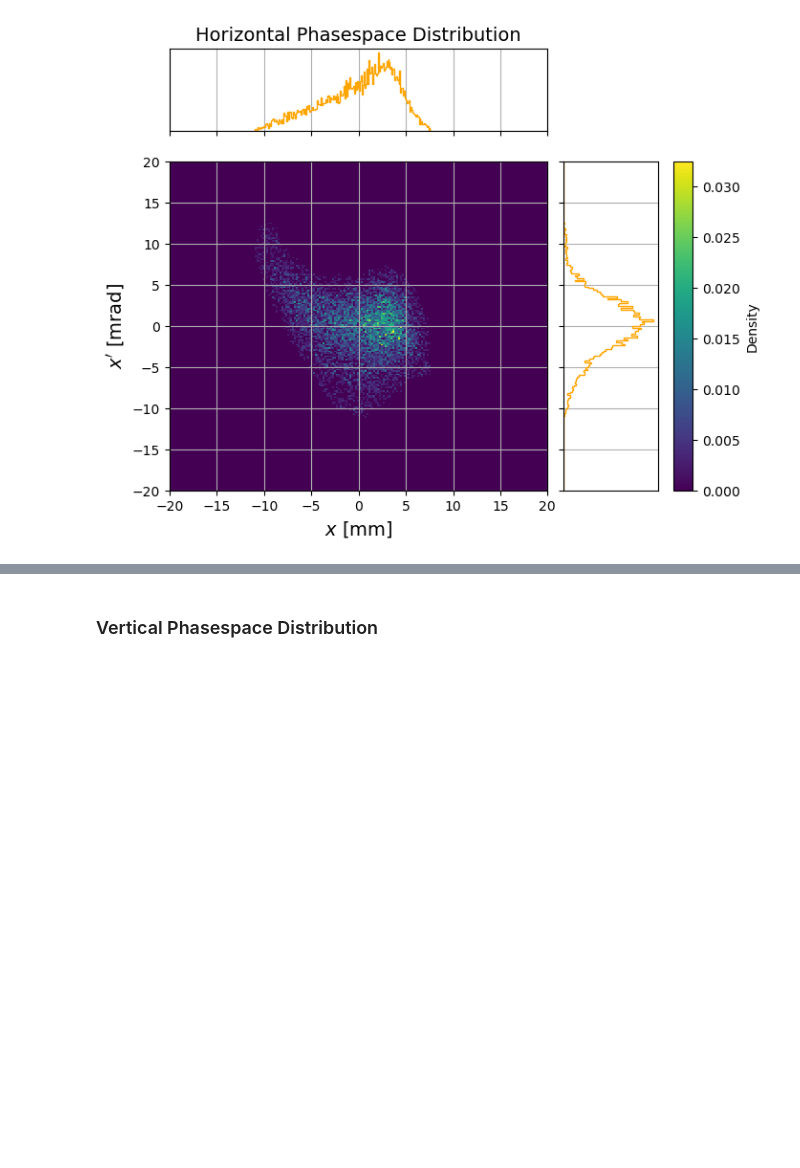
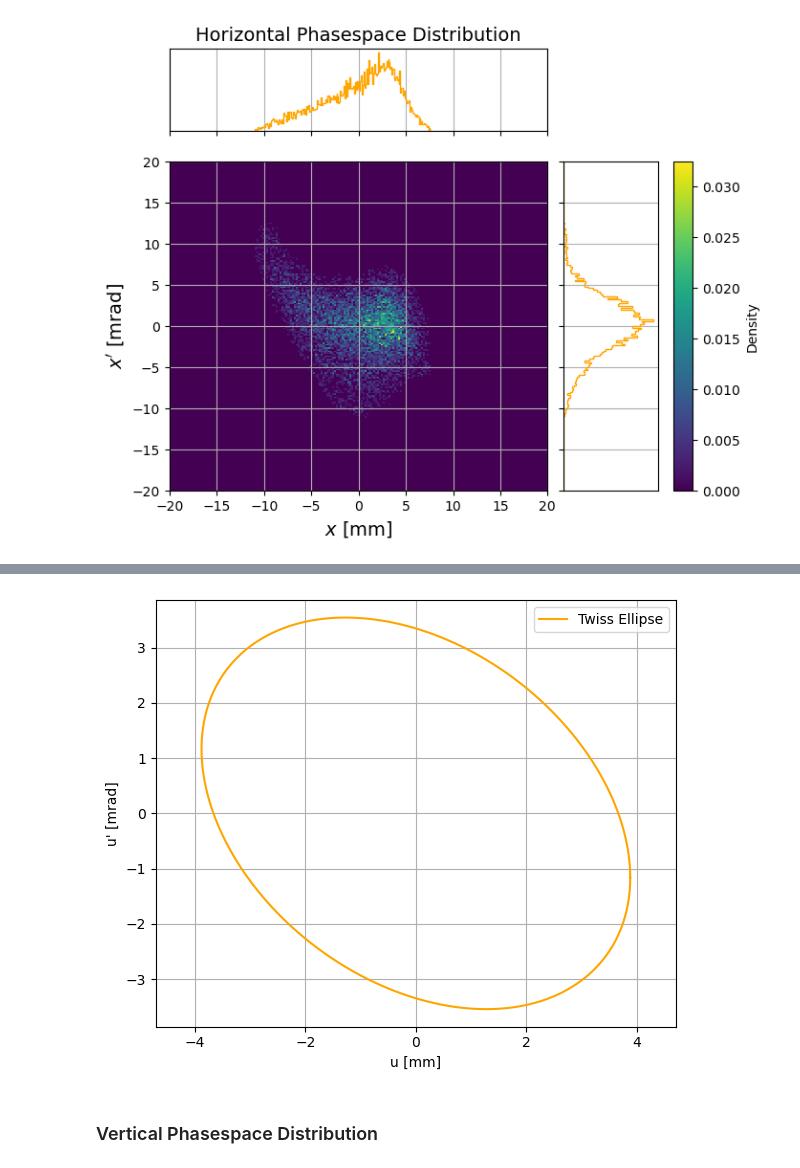
Before and after one commit to cspark7701/synapticTrack, a Jupyter notebook: examples/phasespace_plot.ipynb, the cells around one changed output, grey strips where cells are left out. Drawn from its saved outputs; the diff is of its cells as text; code cells hidden in the pictures; blank space fills up the shorter version.

```diff
--- a/examples/phasespace_plot.ipynb
+++ b/examples/phasespace_plot.ipynb
@@ -51,3 +55,8 @@ phasespace_plot(x, xp, xyrange=[-20, 20, -20, 20], title='Horizontal Phasespace
+# %%
+plot_ellipse_from_twiss(x, xp)
+#plot_percentile_ellipse(x, xp, ax, percentile=0.99)
+# %% [output]
+[figure, added]
 # %% [markdown]
 ### Vertical Phasespace Distribution
 # %%
```
Also changed, not shown: parts of 2 cells of this notebook, 6 other files.
